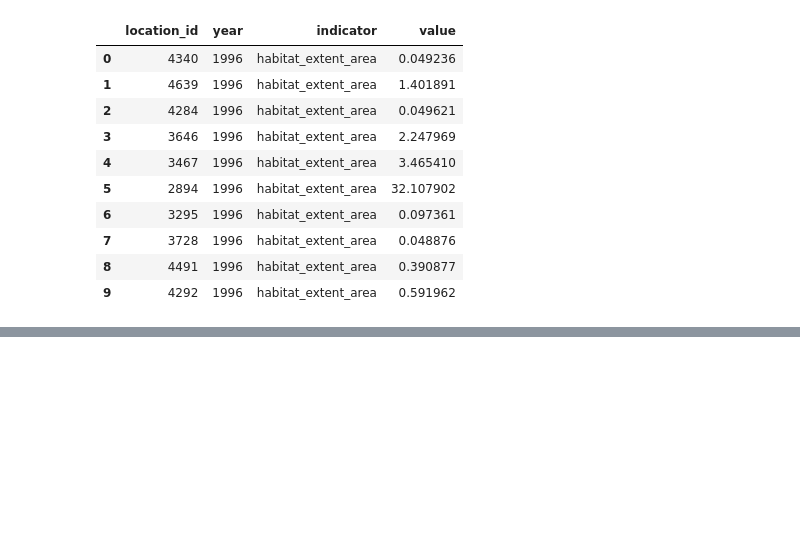
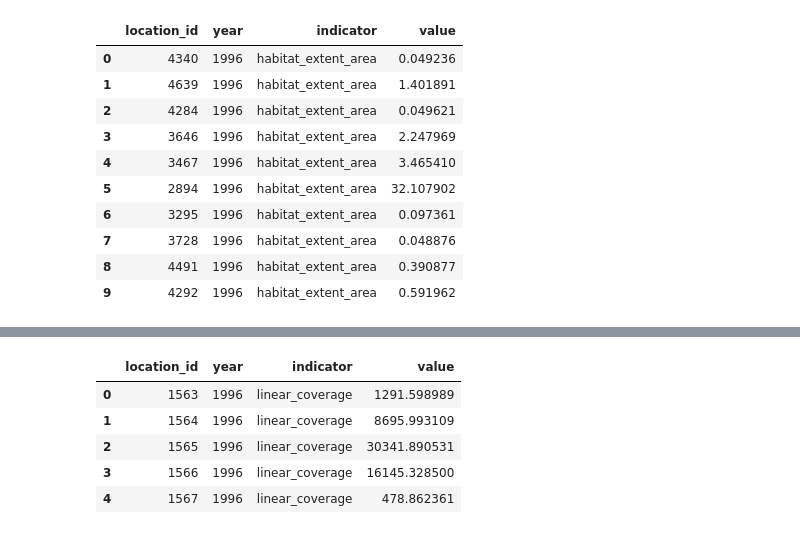
Before and after one commit to Vizzuality/mangrove-atlas, a Jupyter notebook: data/notebooks/Lab/data_processing/widgets-v2/v2_widget_extent.ipynb, the cells around one changed output, grey strips where cells are left out. Drawn from its saved outputs; the diff is of its cells as text; code cells hidden in the pictures; blank space fills up the shorter version.

```diff
--- a/data/notebooks/Lab/data_processing/widgets-v2/v2_widget_extent.ipynb
+++ b/data/notebooks/Lab/data_processing/widgets-v2/v2_widget_extent.ipynb
@@ -260,0 +285,17 @@ combined_final_df.to_csv('../../../../data/UPDATED_extent_widget_data_v2.csv', i
+# %%
+final_coast_df = coastal_df.merge(api_locs, left_on='location_id', right_on='location_idn', how='left')[
+    ['id', 'year', 'indicator', 'value']
+    ].copy()
+# %%
+final_coast_df.rename(columns={'id':'location_id'}, inplace=True)
+# %%
+final_coast_df['indicator'] = 'linear_coverage'
+# %%
+final_coast_df.head()
+# %% [output]
+|  | location_id | year | indicator | value |
+| 0 | 1563 | 1996 | linear_coverage | 1291.598989 |
+| 1 | 1564 | 1996 | linear_coverage | 8695.993109 |
+| 2 | 1565 | 1996 | linear_coverage | 30341.890531 |
+| 3 | 1566 | 1996 | linear_coverage | 16145.328500 |
+| 4 | 1567 | 1996 | linear_coverage | 478.862361 |
```
Also changed, not shown: parts of 7 cells of this notebook, 6 other files.
